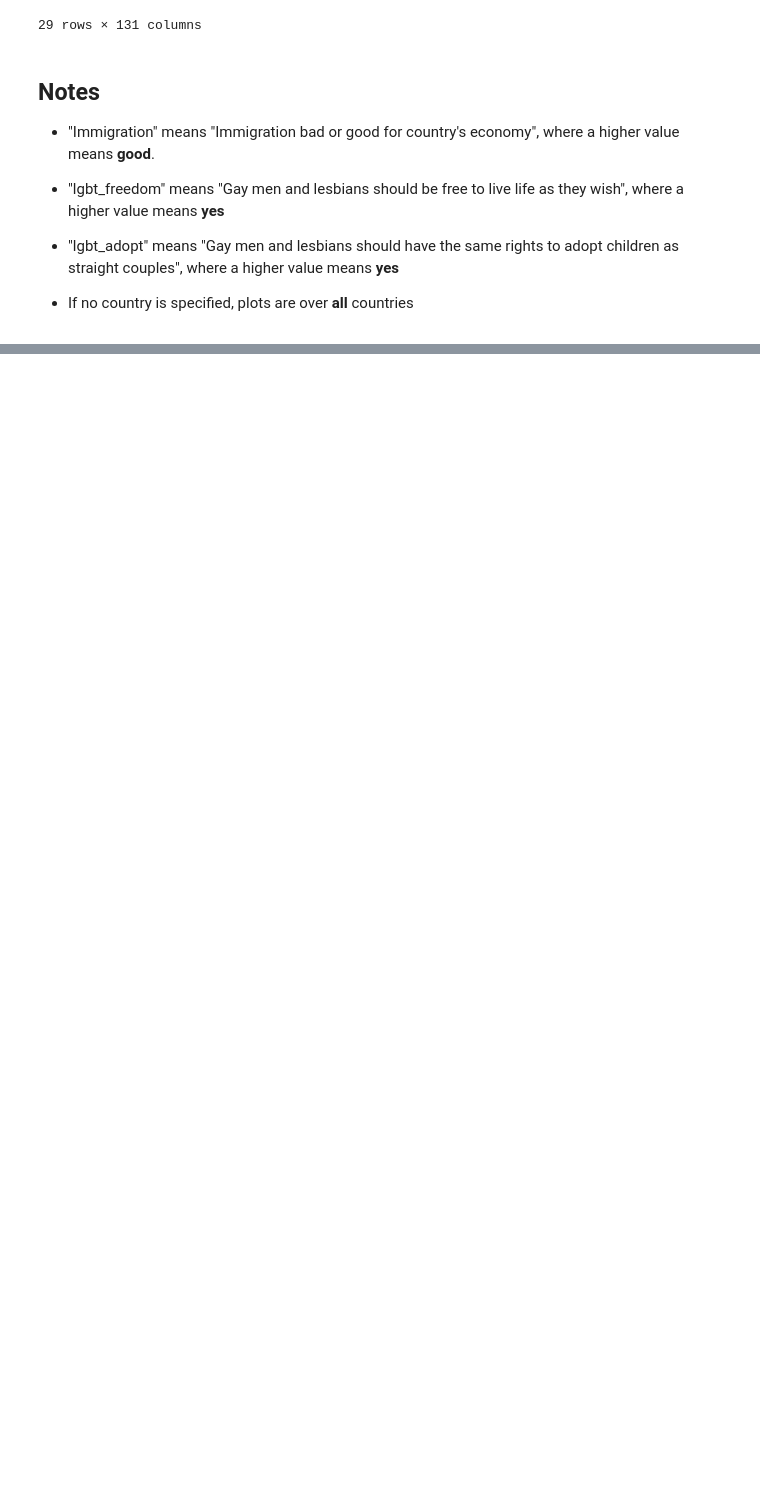
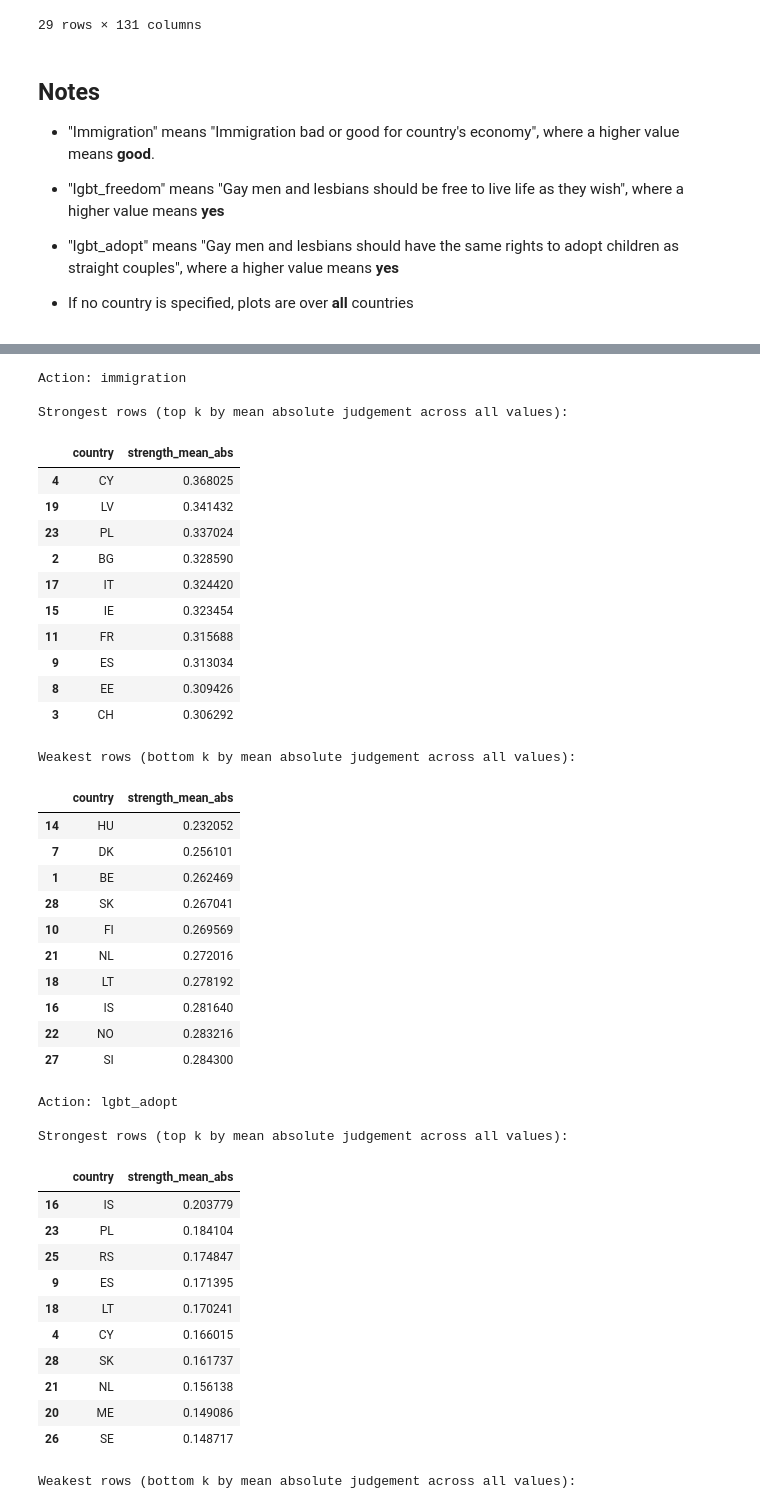
Before and after one commit to JosephTrevorrow/HCVA-plus-plus, a Jupyter notebook: value_system_explorer.ipynb, the cells around one changed output, grey strips where cells are left out. Cells and saved outputs as stored; diff of their text form; code cells hidden in the pictures; blank space fills up the shorter version.

```diff
--- a/value_system_explorer.ipynb
+++ b/value_system_explorer.ipynb
@@ -438,0 +195,80 @@ plt.show()
+# %%
+def _va_cols_for_topic(df, topic: str):
+    # Get all VA columns for a given topic
+    pattern = re.compile(rf"^VA__.*__{re.escape(topic)}$", flags=re.IGNORECASE)
+    return [c for c in df.columns if pattern.match(c)]
+
+
+# Find the top k agents that have the highest/lowest action judgements
+k = 10
+
+# TODO: Fix this, it doesn't make sense
+# Make a copy of, and filter value_system_df to only include the columns that start with "VA__"
+action_judgement_df = value_system_df.copy()
+
+# Strongest/weakest rows for each action (aggregated over all value-judgement columns for that action)
+actions = ["immigration", "lgbt_adopt", "lgbt_freedom"]
+highest = {}
+lowest = {}
+
+for action in actions:
+    cols = _va_cols_for_topic(action_judgement_df, action)
+    # TODO: make cols absolute? is this right?
+    cols.abs()
+
+    # TODO: mean or sum>
+    strength = action_judgement_df[cols].sum(axis=1)  # mean(|VA__*__action|) per row
+    result = pd.DataFrame(
+        {
+            "country": value_system_df["country"],
+            "strength_mean_abs": strength,
+        }
+    ).sort_values("strength_mean_abs", ascending=False)
+
+    print(f"\nAction: {action}")
+    print("\nStrongest rows (top k by mean absolute judgement across all values):")
+    display(highest[action])
+    print("\nWeakest rows (bottom k by mean absolute judgement across all values):")
+    display(lowest[action])
+# %% [output]
+Action: immigration
+
+Strongest rows (top k by mean absolute judgement across all values):
+|  | country | strength_mean_abs |
+| 4 | CY | 0.368025 |
+| 19 | LV | 0.341432 |
+| 23 | PL | 0.337024 |
+| 2 | BG | 0.328590 |
+| 17 | IT | 0.324420 |
+| 15 | IE | 0.323454 |
+| 11 | FR | 0.315688 |
+| 9 | ES | 0.313034 |
+| 8 | EE | 0.309426 |
+| 3 | CH | 0.306292 |
+Weakest rows (bottom k by mean absolute judgement across all values):
+|  | country | strength_mean_abs |
+| 14 | HU | 0.232052 |
+| 7 | DK | 0.256101 |
+| 1 | BE | 0.262469 |
+| 28 | SK | 0.267041 |
+| 10 | FI | 0.269569 |
+| 21 | NL | 0.272016 |
+| 18 | LT | 0.278192 |
+| 16 | IS | 0.281640 |
+| 22 | NO | 0.283216 |
+| 27 | SI | 0.284300 |
+Action: lgbt_adopt
+
+Strongest rows (top k by mean absolute judgement across all values):
+|  | country | strength_mean_abs |
+| 16 | IS | 0.203779 |
+| 23 | PL | 0.184104 |
+| 25 | RS | 0.174847 |
+| 9 | ES | 0.171395 |
+| 18 | LT | 0.170241 |
+| 4 | CY | 0.166015 |
+| 28 | SK | 0.161737 |
+| 21 | NL | 0.156138 |
+| 20 | ME | 0.149086 |
+| 26 | SE | 0.148717 |
+Weakest rows (bottom k by mean absolute judgement across all values):
```
Also changed, not shown: parts of 24 cells of this notebook.
